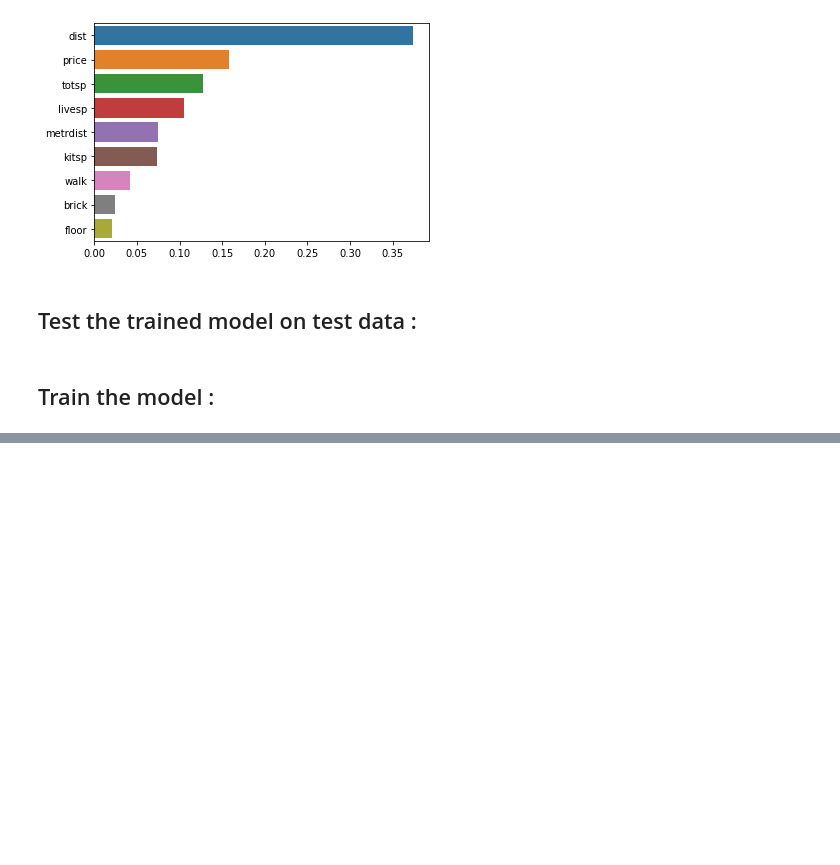
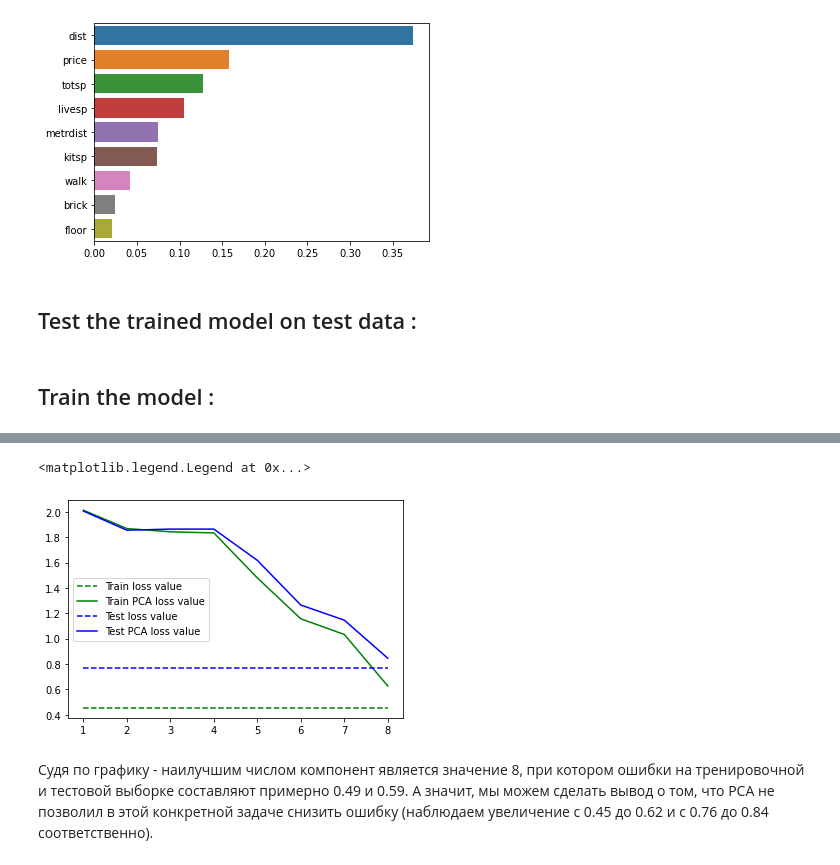
Before and after one commit to EvaKolosova/MachineLearningCourse, a Jupyter notebook: PriceOfFlatsInMoscow.ipynb, the cells around one changed output, grey strips where cells are left out. Drawn from its saved outputs; the diff is of its cells as text; code cells hidden in the pictures; blank space fills up the shorter version.

```diff
--- a/PriceOfFlatsInMoscow.ipynb
+++ b/PriceOfFlatsInMoscow.ipynb
@@ -556,0 +551,7 @@ print(list(zip(NN_model.metrics_names, score)))
+# %%
+score = NN_model.evaluate(X_train, y_train)
+print("train error - ", list(zip(NN_model.metrics_names, score)))
+err_train_values.append(score[0])
+scoreTest = NN_model.evaluate(X_test, y_test)
+print("test error - ", list(zip(NN_model.metrics_names, scoreTest)))
+err_test_values.append(scoreTest[0])
@@ -558,0 +665,14 @@ print(list(zip(NN_model.metrics_names, score)))
+# %%
+import matplotlib.pyplot as plt
+
+components = [1, 2, 3, 4, 5, 6, 7, 8]
+plt.plot(components, [err_train_values]*8, color = 'g', linestyle = "--")
+plt.plot(components, err_train_valuesPCA, color = 'g')
+plt.plot(components, [err_test_values]*8, color = 'b', linestyle = "--")
+plt.plot(components, err_test_valuesPCA, color = 'b')
+plt.legend(("Train loss value", "Train PCA loss value", "Test loss value", "Test PCA loss value"))
+# %% [output]
+<matplotlib.legend.Legend at 0x...>
+[figure, added]
+# %% [markdown]
+Судя по графику - наилучшим числом компонент является значение 8, при котором  ошибки на тренировочной и тестовой выборке составляют примерно 0.49 и 0.59. А значит, мы можем сделать вывод о том, что PCA не позволил в этой конкретной задаче снизить ошибку (наблюдаем увеличение с 0.45 до 0.62 и с 0.76 до 0.84 соответственно).
```
Also changed, not shown: parts of 11 cells of this notebook.
